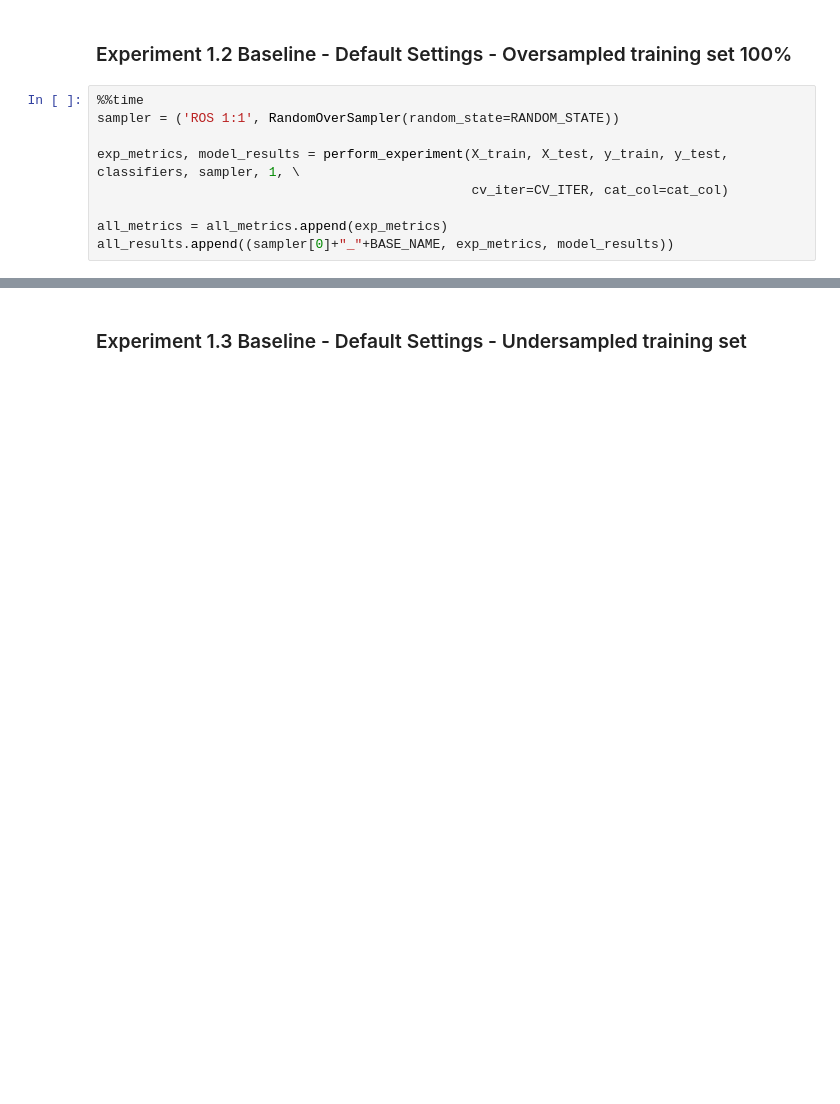
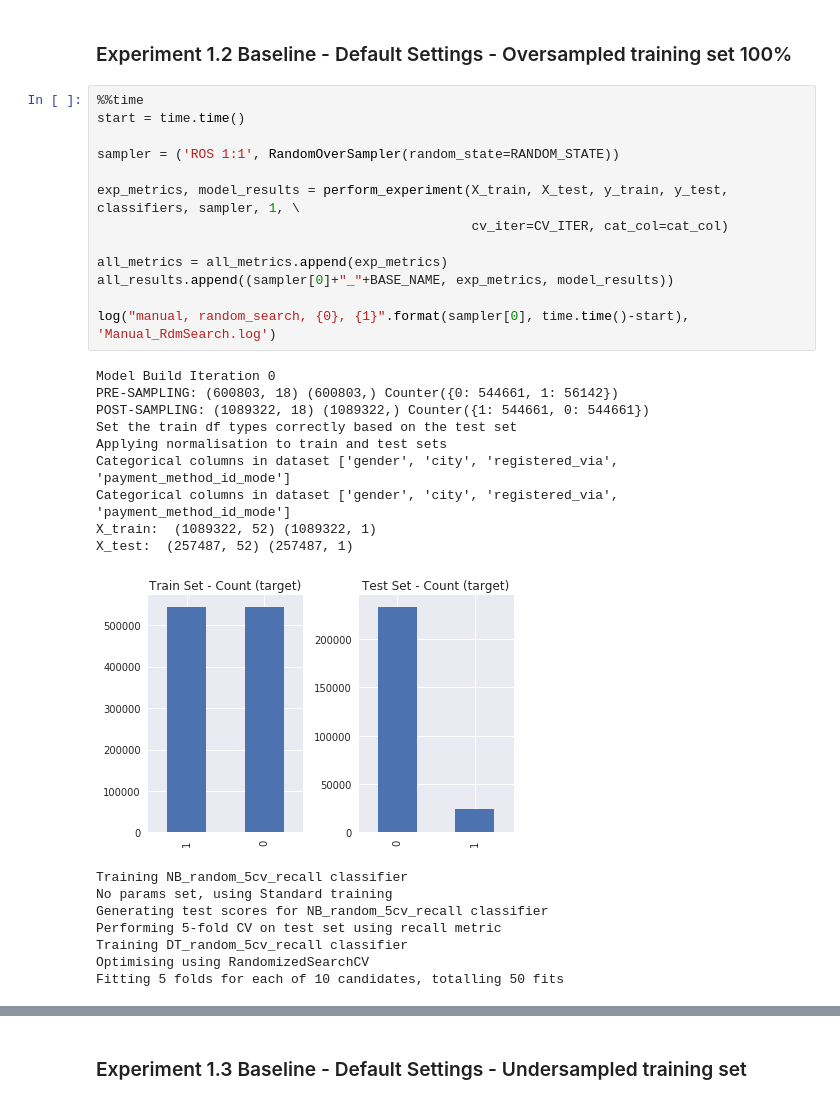
Before and after one commit to d18124313/dissertation, a Jupyter notebook: Approach 2 - WSDM Churn Manual + RandomizedSearch.ipynb, the cells around one changed output, grey strips where cells are left out. Drawn from its saved outputs; the diff is of its cells as text; blank space fills up the shorter version.

```diff
--- a/Approach 2 - WSDM Churn Manual + RandomizedSearch.ipynb
+++ b/Approach 2 - WSDM Churn Manual + RandomizedSearch.ipynb
@@ -140,10 +213,32 @@ all_results.append((sampler[0]+"_"+BASE_NAME, exp_metrics, model_results))
 ### Experiment 1.2 Baseline - Default Settings - Oversampled training set 100%
 # %%
 %%time
+start = time.time()
+
 sampler = ('ROS 1:1', RandomOverSampler(random_state=RANDOM_STATE))
 
 exp_metrics, model_results = perform_experiment(X_train, X_test, y_train, y_test, classifiers, sampler, 1, \
                                                 cv_iter=CV_ITER, cat_col=cat_col)
 
 all_metrics = all_metrics.append(exp_metrics)
 all_results.append((sampler[0]+"_"+BASE_NAME, exp_metrics, model_results))
+
+log("manual, random_search, {0}, {1}".format(sampler[0], time.time()-start), 'Manual_RdmSearch.log')
+# %% [output]
+Model Build Iteration 0
+PRE-SAMPLING: (600803, 18) (600803,) Counter({0: 544661, 1: 56142})
+POST-SAMPLING: (1089322, 18) (1089322,) Counter({1: 544661, 0: 544661})
+Set the train df types correctly based on the test set
+Applying normalisation to train and test sets
+Categorical columns in dataset ['gender', 'city', 'registered_via', 'payment_method_id_mode']
+Categorical columns in dataset ['gender', 'city', 'registered_via', 'payment_method_id_mode']
+X_train:  (1089322, 52) (1089322, 1)
+X_test:  (257487, 52) (257487, 1)
+[figure, added]
+Training NB_random_5cv_recall classifier
+No params set, using Standard training
+Generating test scores for NB_random_5cv_recall classifier
+Performing 5-fold CV on test set using recall metric
+Training DT_random_5cv_recall classifier
+Optimising using RandomizedSearchCV
+Fitting 5 folds for each of 10 candidates, totalling 50 fits
```
Also changed, not shown: parts of 10 cells of this notebook, 8 other files.
